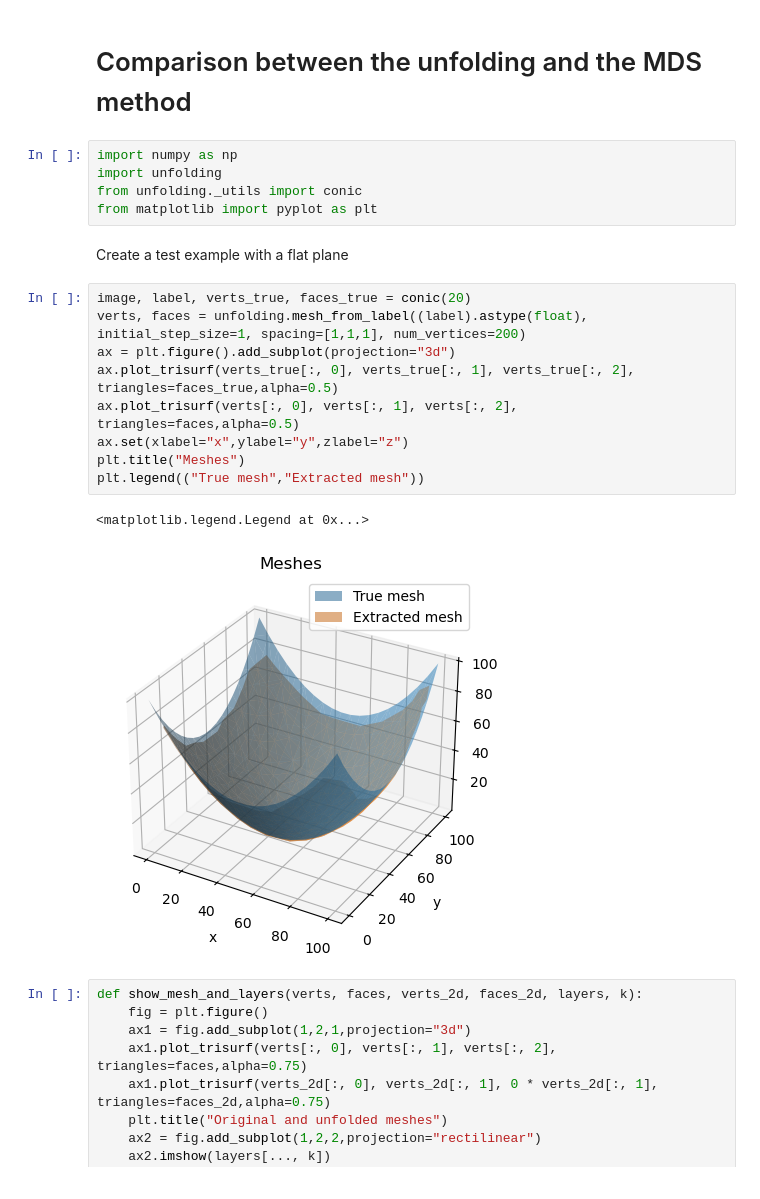
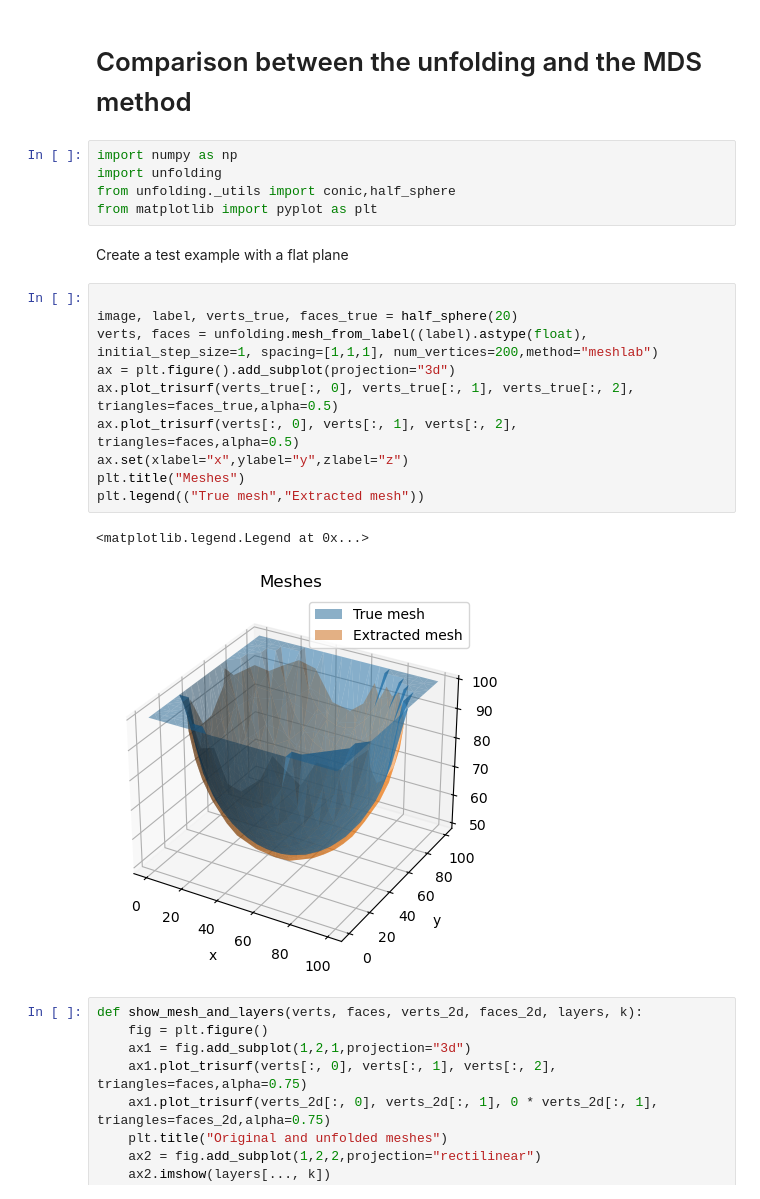
Before and after one commit to BioDAC/unfolding, a Jupyter notebook: 2 Comparison with MDS.ipynb, the cells around one changed output. Cells and saved outputs as stored; diff of their text form.

```diff
--- a/2 Comparison with MDS.ipynb
+++ b/2 Comparison with MDS.ipynb
@@ -3,22 +3,23 @@
 # %%
 import numpy as np
 import unfolding
-from unfolding._utils import conic
+from unfolding._utils import conic,half_sphere
 from matplotlib import pyplot as plt
 # %% [markdown]
 Create a test example with a flat plane
 # %%
-image, label, verts_true, faces_true = conic(20)
-verts, faces = unfolding.mesh_from_label((label).astype(float), initial_step_size=1, spacing=[1,1,1], num_vertices=200)
+
+image, label, verts_true, faces_true = half_sphere(20)
+verts, faces = unfolding.mesh_from_label((label).astype(float), initial_step_size=1, spacing=[1,1,1], num_vertices=200,method="meshlab")
 ax = plt.figure().add_subplot(projection="3d")
 ax.plot_trisurf(verts_true[:, 0], verts_true[:, 1], verts_true[:, 2], triangles=faces_true,alpha=0.5)
 ax.plot_trisurf(verts[:, 0], verts[:, 1], verts[:, 2], triangles=faces,alpha=0.5)
 ax.set(xlabel="x",ylabel="y",zlabel="z")
 plt.title("Meshes")
 plt.legend(("True mesh","Extracted mesh"))
 # %% [output]
 <matplotlib.legend.Legend at 0x...>
-[figure, old version]
+[figure, new version]
 # %%
 def show_mesh_and_layers(verts, faces, verts_2d, faces_2d, layers, k):
     fig = plt.figure()
```
Also changed, not shown: parts of 4 cells of this notebook, 8 other files.
